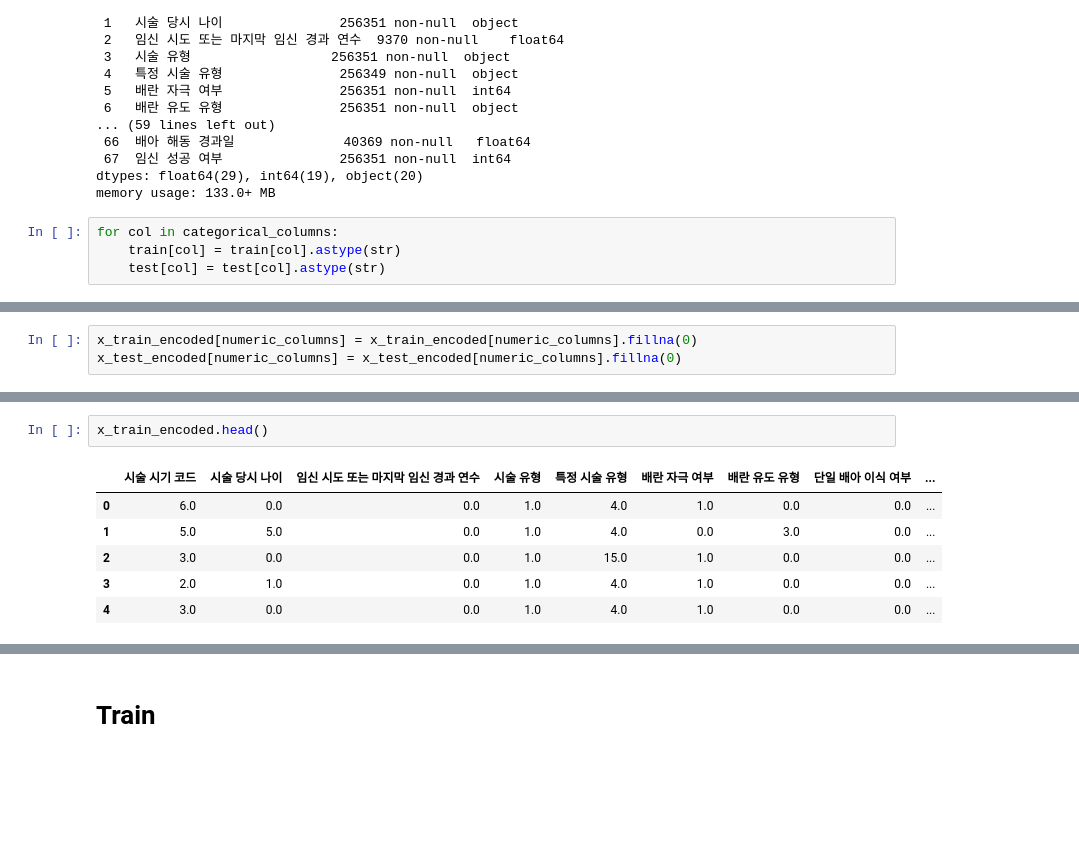
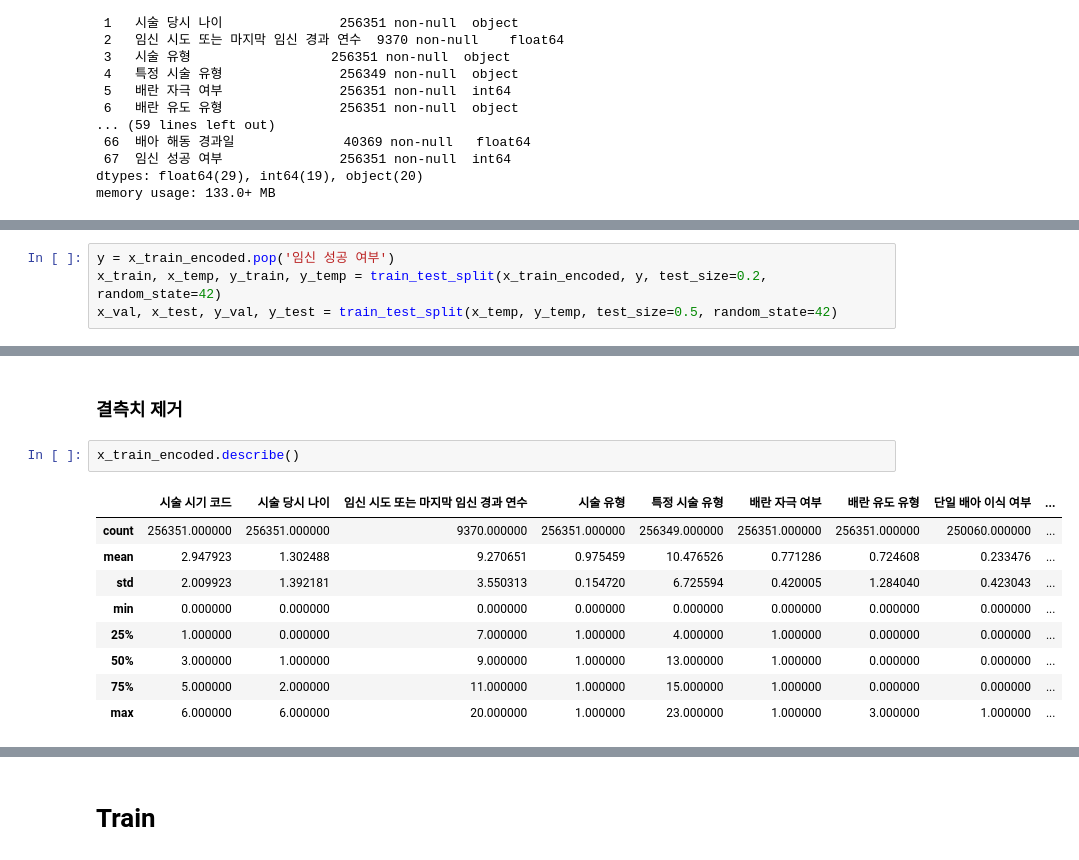
Before and after one commit to LEEINSEO-0118/LG_Aimers_Infertility, a Jupyter notebook: Code/eda.ipynb, the cells around one changed output, grey strips where cells are left out. Drawn from its saved outputs; the diff is of its cells as text; blank space fills up the shorter version.

```diff
--- a/Code/eda.ipynb
+++ b/Code/eda.ipynb
@@ -109,7 +109,3 @@ Data columns (total 68 columns):
  67  임신 성공 여부               256351 non-null  int64
 dtypes: float64(29), int64(19), object(20)
 memory usage: 133.0+ MB
-# %%
-for col in categorical_columns:
-    train[col] = train[col].astype(str)
-    test[col] = test[col].astype(str)
@@ -123,6 +151,3 @@ x_train_encoded[categorical_columns] = ordinal_encoder.fit_transform(train[categ
 
 x_test_encoded = test.copy()
 x_test_encoded[categorical_columns] = ordinal_encoder.transform(test[categorical_columns])
-# %%
-x_train_encoded[numeric_columns] = x_train_encoded[numeric_columns].fillna(0)
-x_test_encoded[numeric_columns] = x_test_encoded[numeric_columns].fillna(0)
@@ -128,0 +205,4 @@ x_test_encoded[numeric_columns] = x_test_encoded[numeric_columns].fillna(0)
+# %%
+y = x_train_encoded.pop('임신 성공 여부')
+x_train, x_temp, y_train, y_temp = train_test_split(x_train_encoded, y, test_size=0.2, random_state=42)
+x_val, x_test, y_val, y_test = train_test_split(x_temp, y_temp, test_size=0.5, random_state=42)
@@ -129,9 +219,14 @@ x_test_encoded[numeric_columns] = x_test_encoded[numeric_columns].fillna(0)
+# %% [markdown]
+### 결측치 제거
 # %%
-x_train_encoded.head()
+x_train_encoded.describe()
 # %% [output]
 |  | 시술 시기 코드 | 시술 당시 나이 | 임신 시도 또는 마지막 임신 경과 연수 | 시술 유형 | 특정 시술 유형 | 배란 자극 여부 | 배란 유도 유형 | 단일 배아 이식 여부 | ... |
-| 0 | 6.0 | 0.0 | 0.0 | 1.0 | 4.0 | 1.0 | 0.0 | 0.0 | ... |
-| 1 | 5.0 | 5.0 | 0.0 | 1.0 | 4.0 | 0.0 | 3.0 | 0.0 | ... |
-| 2 | 3.0 | 0.0 | 0.0 | 1.0 | 15.0 | 1.0 | 0.0 | 0.0 | ... |
-| 3 | 2.0 | 1.0 | 0.0 | 1.0 | 4.0 | 1.0 | 0.0 | 0.0 | ... |
-| 4 | 3.0 | 0.0 | 0.0 | 1.0 | 4.0 | 1.0 | 0.0 | 0.0 | ... |
+| count | 256351.000000 | 256351.000000 | 9370.000000 | 256351.000000 | 256349.000000 | 256351.000000 | 256351.000000 | 250060.000000 | ... |
+| mean | 2.947923 | 1.302488 | 9.270651 | 0.975459 | 10.476526 | 0.771286 | 0.724608 | 0.233476 | ... |
+| std | 2.009923 | 1.392181 | 3.550313 | 0.154720 | 6.725594 | 0.420005 | 1.284040 | 0.423043 | ... |
+| min | 0.000000 | 0.000000 | 0.000000 | 0.000000 | 0.000000 | 0.000000 | 0.000000 | 0.000000 | ... |
+| 25% | 1.000000 | 0.000000 | 7.000000 | 1.000000 | 4.000000 | 1.000000 | 0.000000 | 0.000000 | ... |
+| 50% | 3.000000 | 1.000000 | 9.000000 | 1.000000 | 13.000000 | 1.000000 | 0.000000 | 0.000000 | ... |
+| 75% | 5.000000 | 2.000000 | 11.000000 | 1.000000 | 15.000000 | 1.000000 | 0.000000 | 0.000000 | ... |
+| max | 6.000000 | 6.000000 | 20.000000 | 1.000000 | 23.000000 | 1.000000 | 3.000000 | 1.000000 | ... |
```
Also changed, not shown: parts of 27 cells of this notebook.
